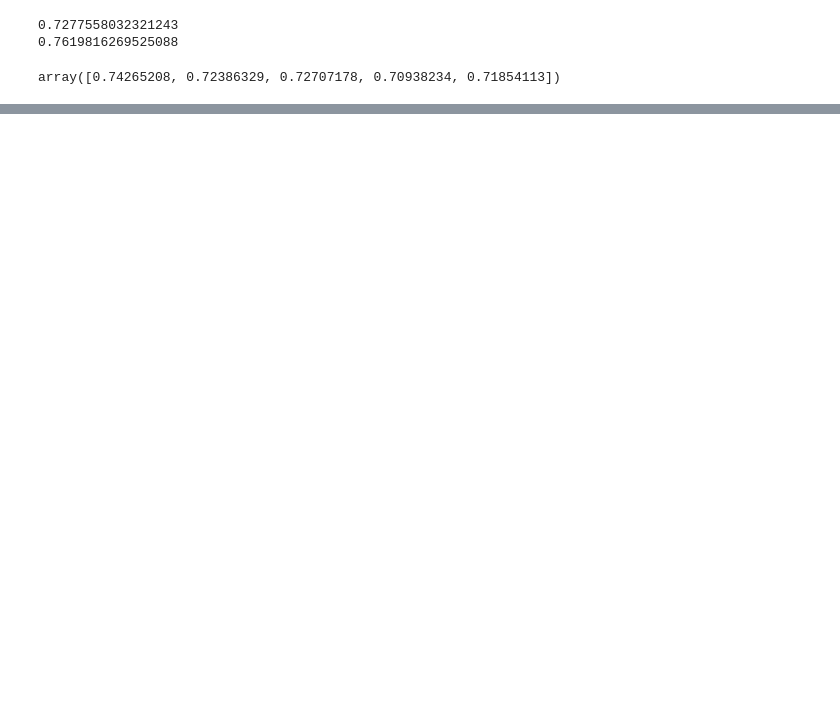
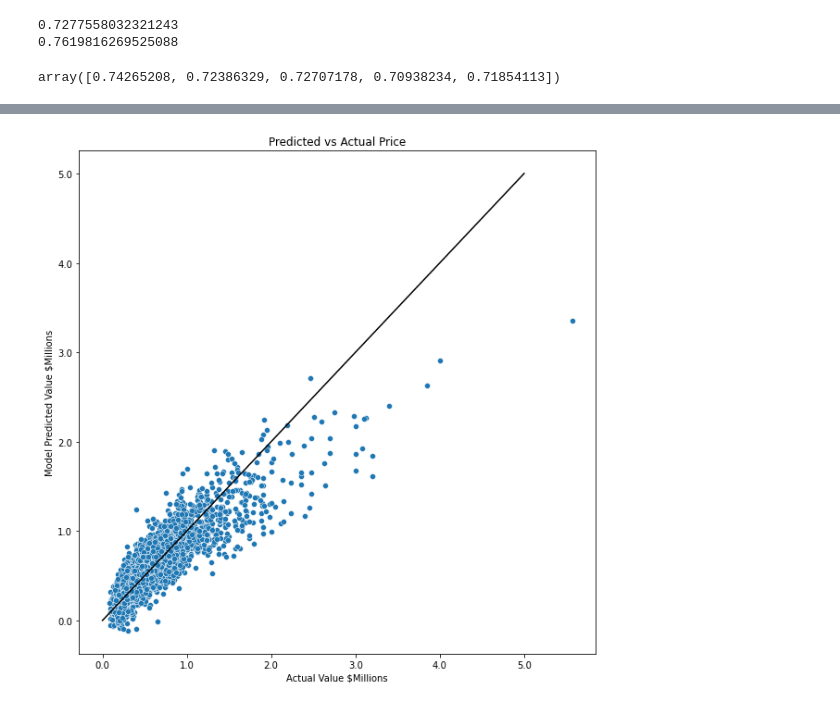
Before and after one commit to jlombino/dsc-phase-2-project-v2-3, a Jupyter notebook: Baseline_decluttered.ipynb, the cells around one changed output, grey strips where cells are left out. Cells and saved outputs as stored; diff of their text form; code cells hidden in the pictures; blank space fills up the shorter version.

Commit message:
made slightly better model

```diff
--- a/Baseline_decluttered.ipynb
+++ b/Baseline_decluttered.ipynb
@@ -108,3 +113,16 @@ Notes:
 [1] Standard Errors assume that the covariance matrix of the errors is correctly specified.
 [2] The condition number is large, 1.18e+06. This might indicate that there are
 strong multicollinearity or other numerical problems.
+# %%
+pred = regressor.predict(X_test)
+fig,ax = plt.subplots(figsize=(10,10))
+ax = sns.scatterplot(x = y_test,y = pred)
+y_x = np.linspace(0,5000000,100)
+ax.plot(y_x,y_x,color='k'); # Plots y=x
+ax.set_title('Predicted vs Actual Price');
+ax.set_ylabel('Model Predicted Value $Millions');
+ax.set_xlabel('Actual Value $Millions');
+ax.set_xticklabels(ax.get_xticks()/1000000);
+ax.set_yticklabels(ax.get_yticks()/1000000);
+# %% [output]
+[figure, added]
```
Also changed, not shown: parts of 2 cells of this notebook, 1 other file.
